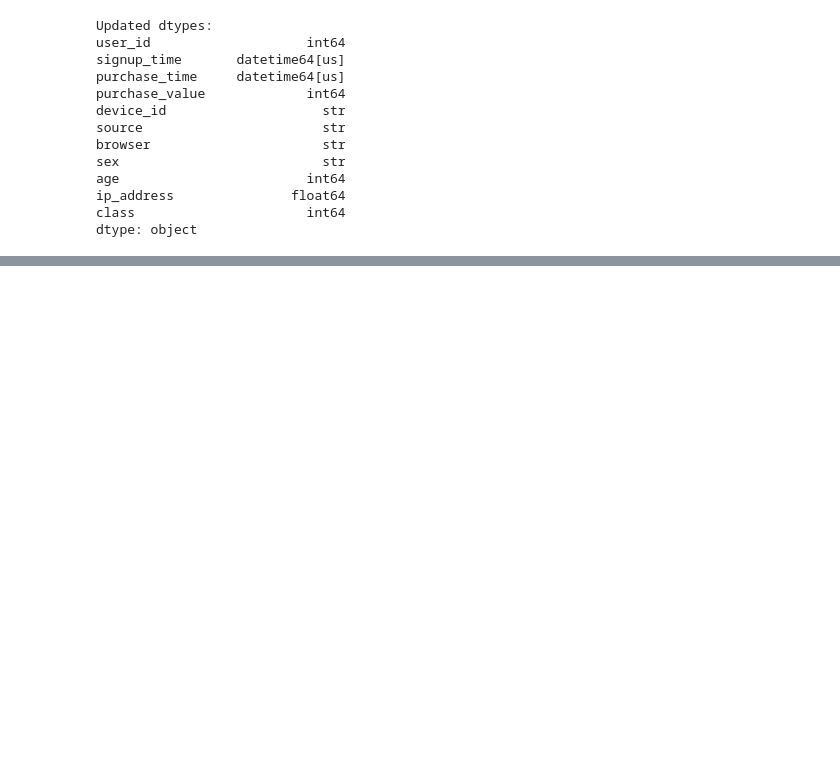
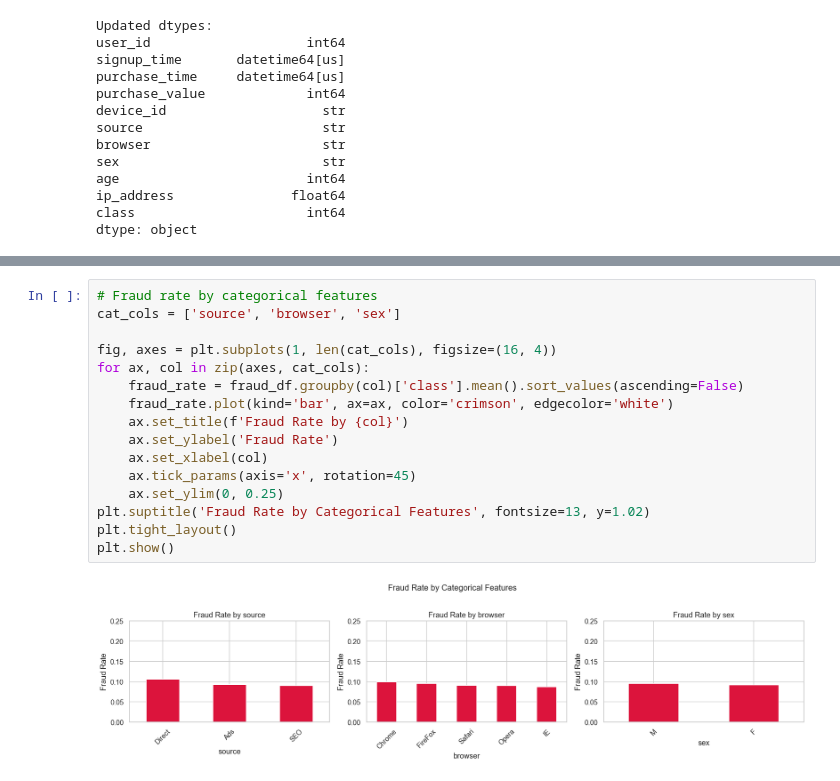
Before and after one commit to Redeat-Birhane/fraud-detection, a Jupyter notebook: notebooks/eda-fraud-data.ipynb, the cells around one changed output, grey strips where cells are left out. Drawn from its saved outputs; the diff is of its cells as text; blank space fills up the shorter version.

```diff
--- a/notebooks/eda-fraud-data.ipynb
+++ b/notebooks/eda-fraud-data.ipynb
@@ -203,0 +269,18 @@ dtype: object
+# %%
+# Fraud rate by categorical features
+cat_cols = ['source', 'browser', 'sex']
+
+fig, axes = plt.subplots(1, len(cat_cols), figsize=(16, 4))
+for ax, col in zip(axes, cat_cols):
+    fraud_rate = fraud_df.groupby(col)['class'].mean().sort_values(ascending=False)
+    fraud_rate.plot(kind='bar', ax=ax, color='crimson', edgecolor='white')
+    ax.set_title(f'Fraud Rate by {col}')
+    ax.set_ylabel('Fraud Rate')
+    ax.set_xlabel(col)
+    ax.tick_params(axis='x', rotation=45)
+    ax.set_ylim(0, 0.25)
+plt.suptitle('Fraud Rate by Categorical Features', fontsize=13, y=1.02)
+plt.tight_layout()
+plt.show()
+# %% [output]
+[figure, added]
```
Also changed, not shown: parts of 5 cells of this notebook.
